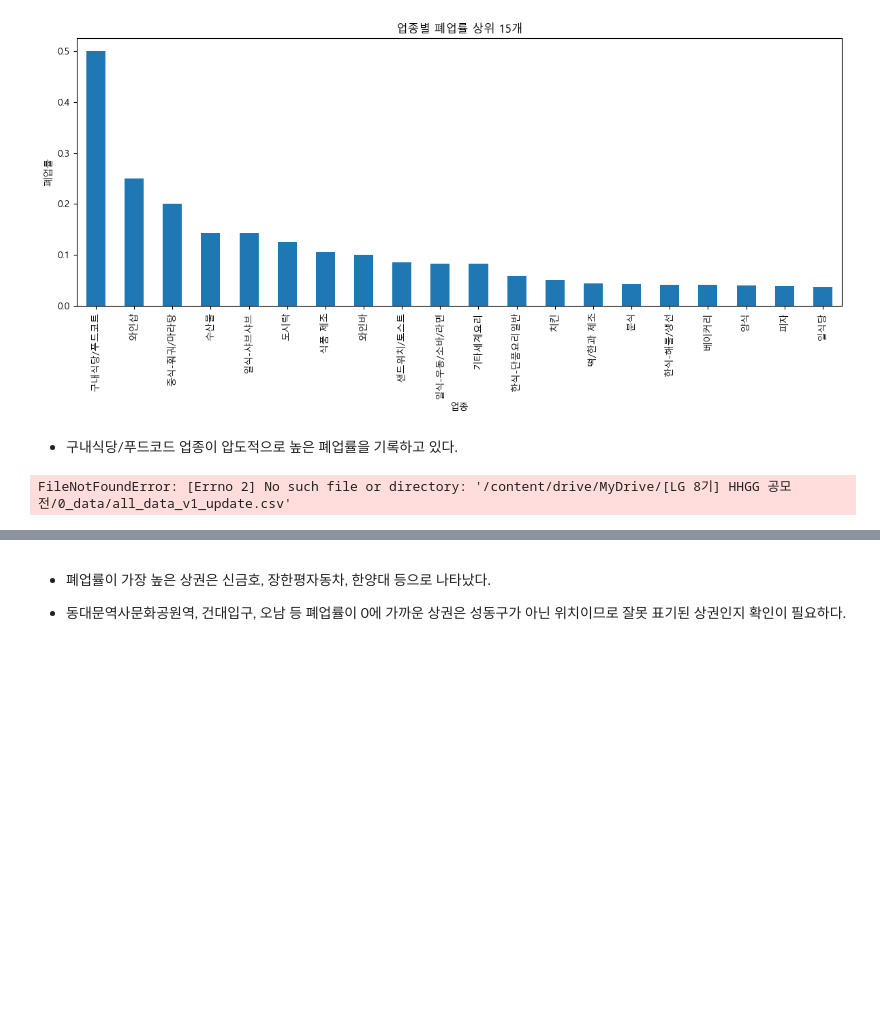
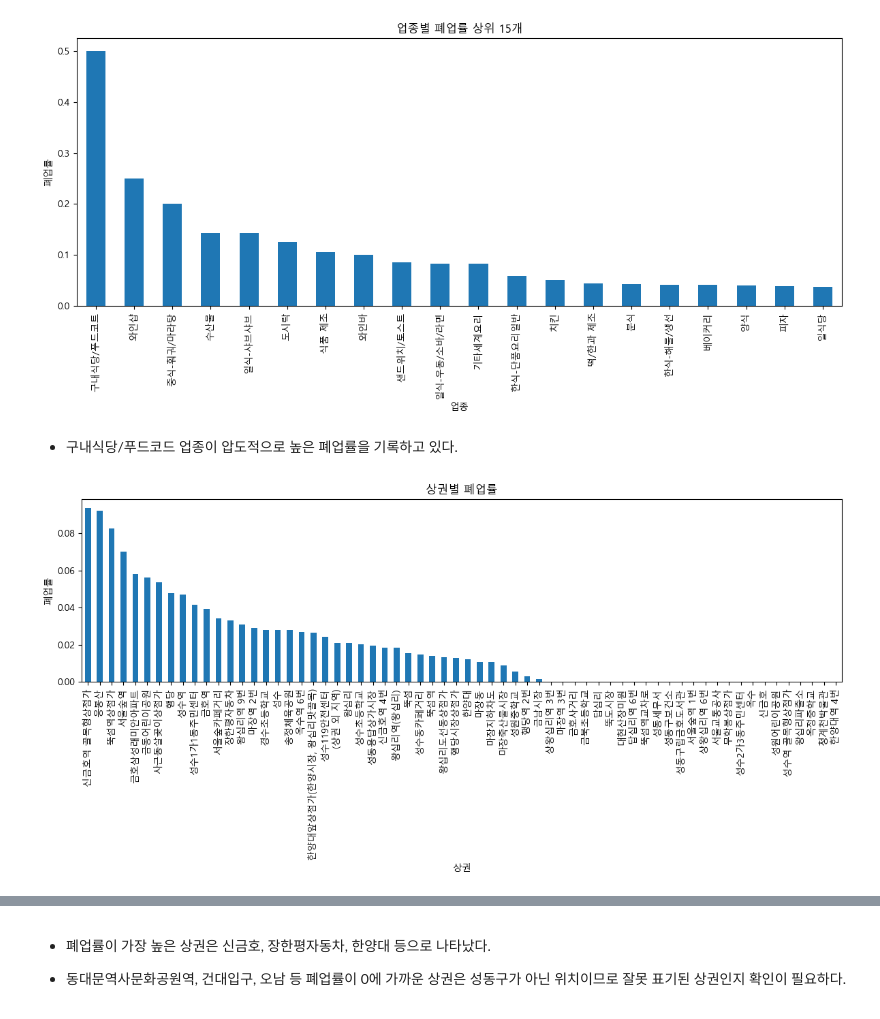
Before and after one commit to oneline47/DM_closure-prediction, a Jupyter notebook: notebooks/1_EDA.ipynb, the cells around one changed output, grey strips where cells are left out. Saved outputs shown, nothing was run; the diff lists cells and outputs as text; code cells hidden in the pictures; blank space fills up the shorter version.

Commit message:
eda path, data upload

```diff
--- a/notebooks/1_EDA.ipynb
+++ b/notebooks/1_EDA.ipynb
@@ -445,28 +445,28 @@ plt.show()
 # %%
 ## 상권 결측치 처리 완료된 all_data_v1.csv 로 상권별 폐업률 확인
 
+path0 = DATA_DIR / "all_data_v1_update.csv"
+all_data_v1_update = pd.read_csv(path0, encoding="utf-8")
 
-path0 = "/content/drive/MyDrive/[LG 8기] HHGG 공모전/0_data/all_data_v1_update.csv"
-all_data_v1_update = pd.read_csv(path0, encoding='utf8')
 
 # 상권별 폐업률
 
 # 상권별 영업/폐업 가맹점 수 집계
 area_closure = all_data_v1_update.groupby(['상권', '폐업여부']).size().unstack(fill_value=0)
 area_closure['폐업률'] = area_closure[True] / (area_closure[True] + area_closure[False])
 
 
 
 # 폐업률 기준 상권 그래프
 top = area_closure.sort_values('폐업률', ascending=False)
 top[['폐업률']].plot(kind='bar', figsize=(12,6), legend=False)
 plt.title('상권별 폐업률')
 plt.ylabel('폐업률')
 plt.xlabel('상권')
 plt.tight_layout()
 plt.show()
 # %% [output]
-FileNotFoundError: [Errno 2] No such file or directory: '/content/drive/MyDrive/[LG 8기] HHGG 공모전/0_data/all_data_v1_update.csv'
+[figure, added]
 # %%
 # 상권별 폐업률
 
```
Also changed, not shown: parts of 23 cells of this notebook, 1 other file.
